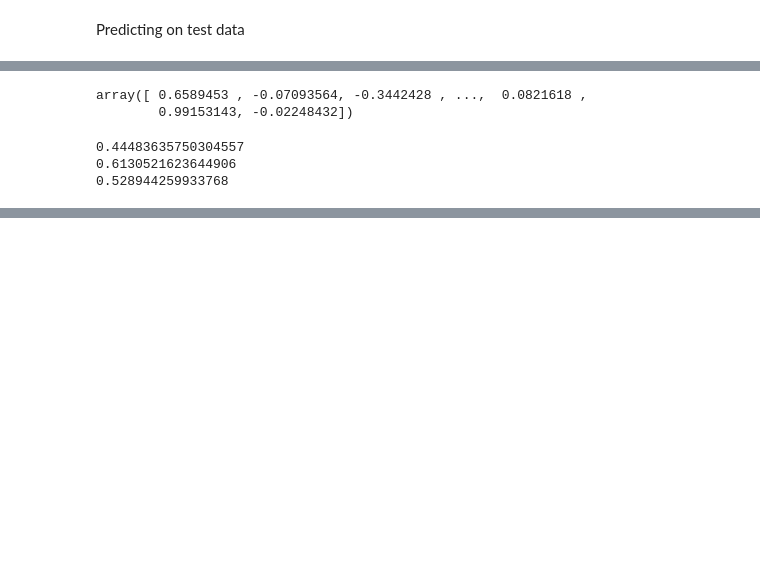
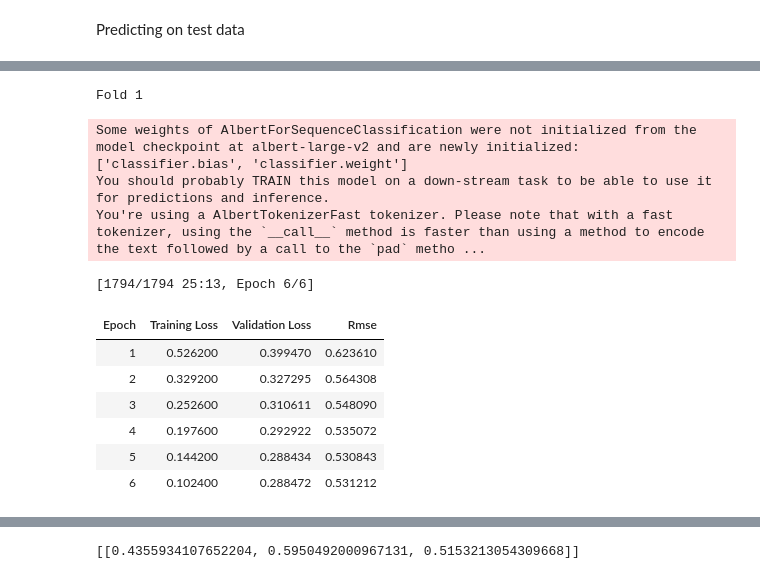
Before and after one commit to yuriao/DataScienceProjects, a Jupyter notebook: commonlit_debertav3_base_distilroberta_base.ipynb, the cells around one changed output, grey strips where cells are left out. Drawn from its saved outputs; the diff is of its cells as text; code cells hidden in the pictures; blank space fills up the shorter version.

```diff
--- a/commonlit_debertav3_base_distilroberta_base.ipynb
+++ b/commonlit_debertav3_base_distilroberta_base.ipynb
@@ -131,8 +199,22 @@ def compute_metrics(eval_pred):
+# %%
+def huggingface_model_predict(test1,trainers):
+  test_dataset = Dataset1.from_pandas(test1, preserve_index=False)
+  test_tokenized_dataset1 = test_dataset.map(tokenize_function_test, batched=False)
+
+  content_list=[]
+  wording_list=[]
+  for i in range(0,len(trainers)):
+      predictions1=trainers[i].predict(test_tokenized_dataset1)
+      content_list.append(predictions1.predictions[:, 0].tolist())
+      wording_list.append(predictions1.predictions[:, 1].tolist())
+
+  content_pred=np.mean(np.array(content_list).T,axis=1)
+  wording_pred=np.mean(np.array(wording_list).T,axis=1)
+
+  return content_pred,wording_pred
 # %% [markdown]
 New train/validation/test made with just the required columns.
 # %%
-train_content_all = summaries_train[["prompt_question","text", "content", "wording"]] # use question, not text, prompt_text drag performance
+train_content_all = summaries_train[["prompt_question","prompt_title","text", "content", "wording"]] # use question, not text, prompt_text drag performance
+train_content,test_content=train_test_split(train_content_all,test_size=0.7,random_state=42)
+test1=test_content[["prompt_question","prompt_title","text"]]
-# %%
-from sklearn.model_selection import train_test_split
-train_content,test_content=train_test_split(train_content_all,test_size=0.7,random_state=42)
-test1=test_content[["prompt_question","text"]]
@@ -390,13 +223,22 @@ wording_pred=np.mean(np.array(wording_list).T,axis=1)
-# %%
-content_pred
-# %% [output]
-array([ 0.6589453 , -0.07093564, -0.3442428 , ...,  0.0821618 ,
-        0.99153143, -0.02248432])
+# %%
+model_names=['albert-large-v2']
 # %%
-print(mean_squared_error(content_pred, test_content['content'], squared=False))
-print(mean_squared_error(wording_pred, test_content['wording'], squared=False))
-print(np.mean([mean_squared_error(content_pred, test_content['content'], squared=False),mean_squared_error(wording_pred, test_content['wording'], squared=False)]))
+mcrmse_all=[]
+for model_name in model_names:
+  tokenizer1 = AutoTokenizer.from_pretrained(model_name)
+  trainers=huggingface_model_train(model_name,6)
+  content_pred,wording_pred=huggingface_model_predict(test1,trainers)
+  mcrmse_all.append([mean_squared_error(content_pred, test_content['content'], squared=False),mean_squared_error(wording_pred, test_content['wording'], squared=False),np.mean([mean_squared_error(content_pred, test_content['content'], squared=False),mean_squared_error(wording_pred, test_content['wording'], squared=False)])])
 # %% [output]
-0.44483635750304557
-0.6130521623644906
-0.528944259933768
+Fold 1
+Some weights of AlbertForSequenceClassification were not initialized from the model checkpoint at albert-large-v2 and are newly initialized: ['classifier.bias', 'classifier.weight']
+You should probably TRAIN this model on a down-stream task to be able to use it for predictions and inference.
+You're using a AlbertTokenizerFast tokenizer. Please note that with a fast tokenizer, using the `__call__` method is faster than using a method to encode the text followed by a call to the `pad` metho ...
+[1794/1794 25:13, Epoch 6/6]
+| Epoch | Training Loss | Validation Loss | Rmse |
+| 1 | 0.526200 | 0.399470 | 0.623610 |
+| 2 | 0.329200 | 0.327295 | 0.564308 |
+| 3 | 0.252600 | 0.310611 | 0.548090 |
+| 4 | 0.197600 | 0.292922 | 0.535072 |
+| 5 | 0.144200 | 0.288434 | 0.530843 |
+| 6 | 0.102400 | 0.288472 | 0.531212 |
@@ -402,0 +246,4 @@ print(np.mean([mean_squared_error(content_pred, test_content['content'], squared
+# %%
+print(mcrmse_all)
+# %% [output]
+[[0.4355934107652204, 0.5950492000967131, 0.5153213054309668]]
```
Also changed, not shown: parts of 27 cells of this notebook.
